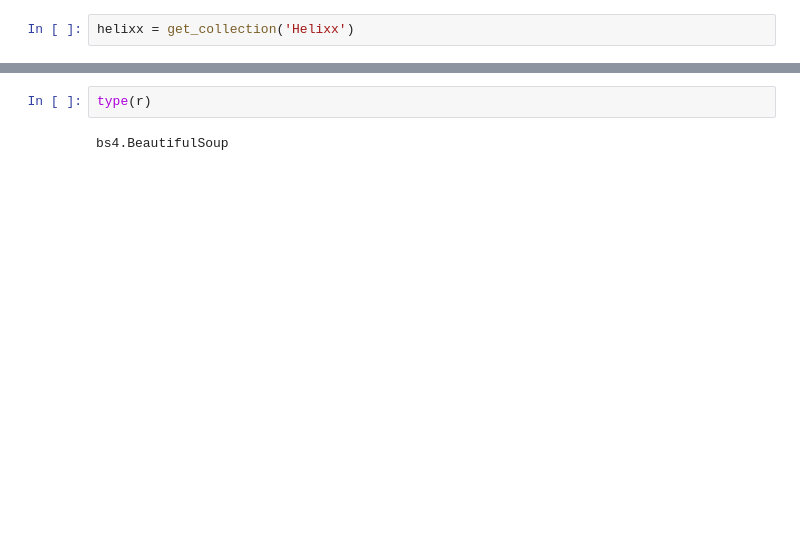
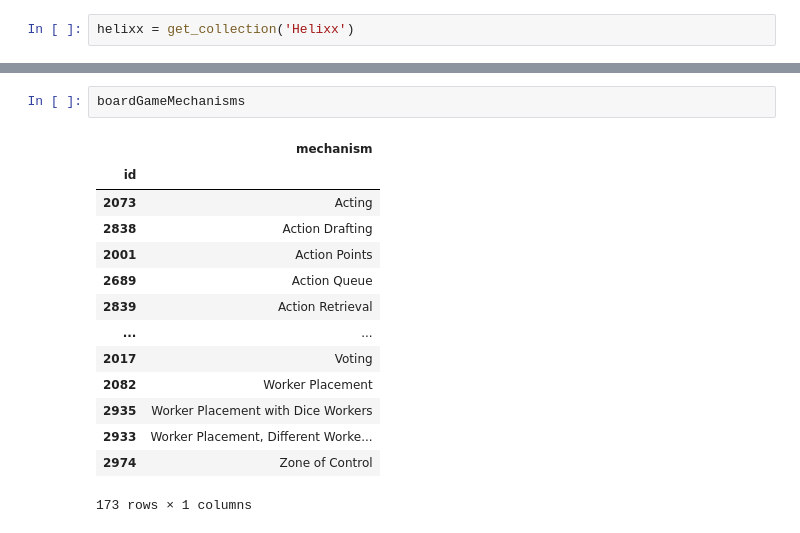
Before and after one commit to craw-daddy/BoardGame, a Jupyter notebook: parsing-data.ipynb, the cells around one changed output, grey strips where cells are left out. Drawn from its saved outputs; the diff is of its cells as text; blank space fills up the shorter version.

```diff
--- a/parsing-data.ipynb
+++ b/parsing-data.ipynb
@@ -419,4 +217,17 @@ r.findAll('item')
-# %%
-type(r)
-# %% [output]
-bs4.BeautifulSoup
+# %%
+boardGameMechanisms
+# %% [output]
+|  | mechanism |
+| id |  |
+| 2073 | Acting |
+| 2838 | Action Drafting |
+| 2001 | Action Points |
+| 2689 | Action Queue |
+| 2839 | Action Retrieval |
+| ... | ... |
+| 2017 | Voting |
+| 2082 | Worker Placement |
+| 2935 | Worker Placement with Dice Workers |
+| 2933 | Worker Placement, Different Worke... |
+| 2974 | Zone of Control |
+173 rows × 1 columns
```
Also changed, not shown: parts of 38 cells of this notebook.
